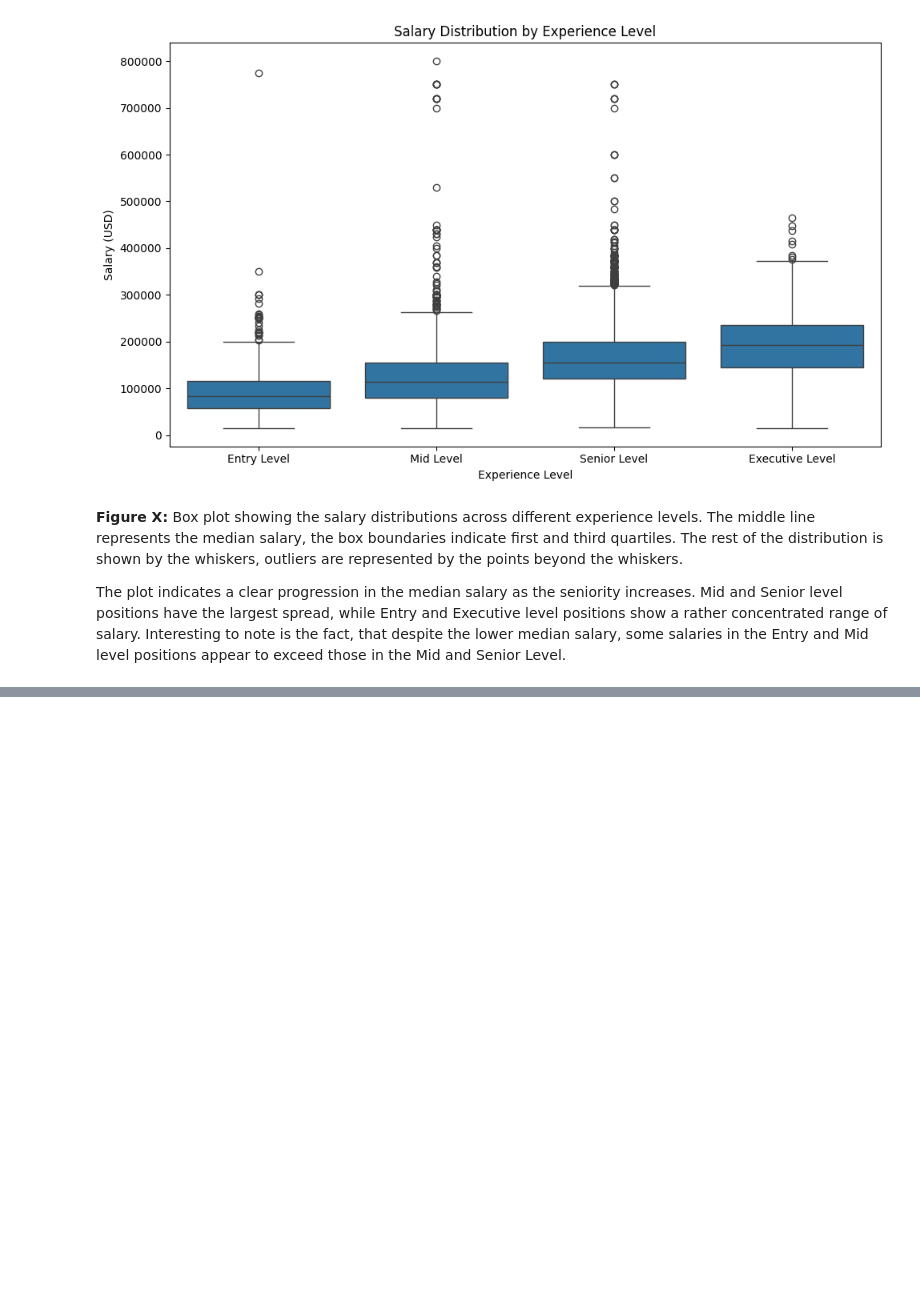
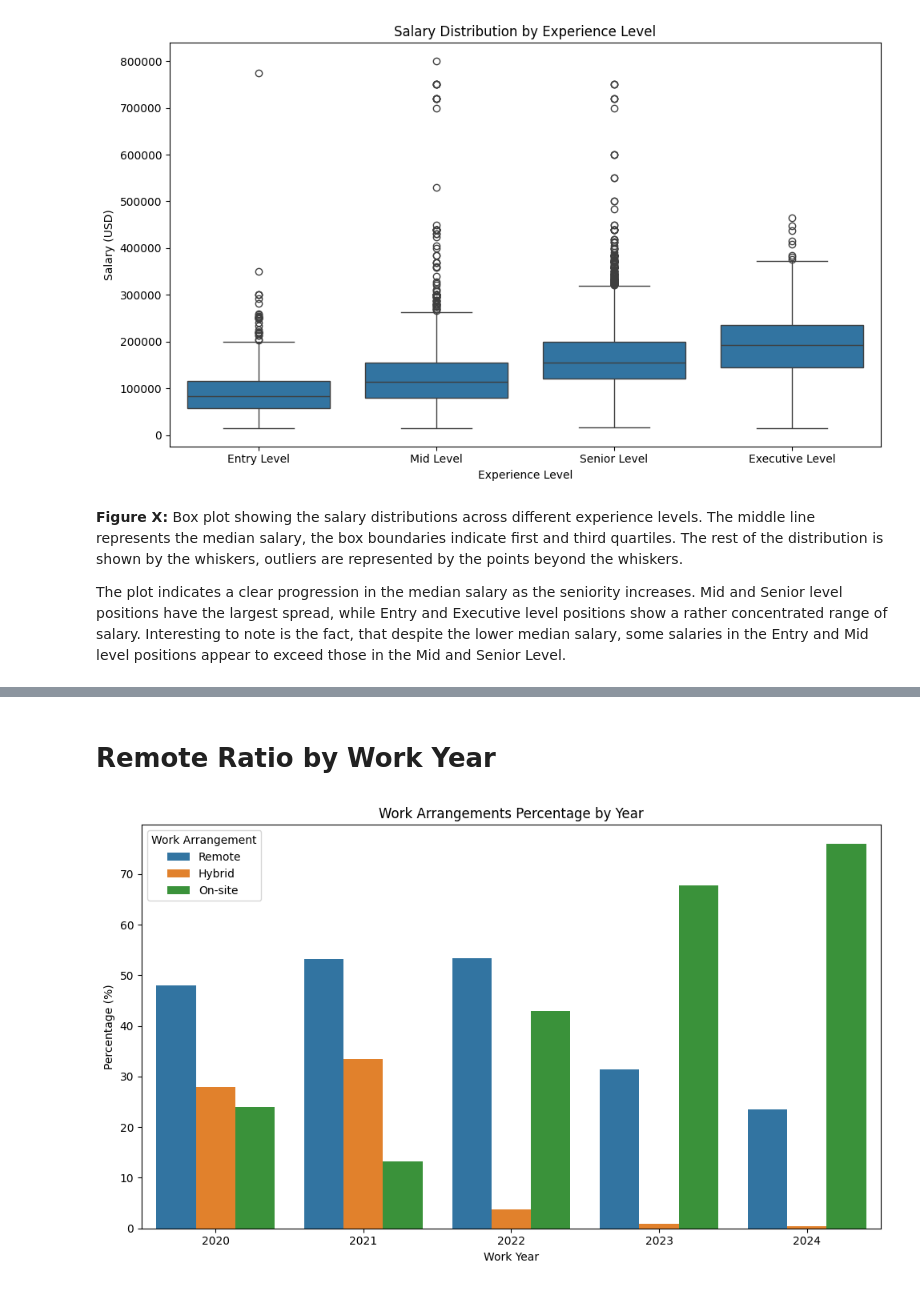
Before and after one commit to jschwxrz/datascience-salary, a Jupyter notebook: DataScienceSalary.ipynb, the cells around one changed output, grey strips where cells are left out. Drawn from its saved outputs; the diff is of its cells as text; code cells hidden in the pictures; blank space fills up the shorter version.

```diff
--- a/DataScienceSalary.ipynb
+++ b/DataScienceSalary.ipynb
@@ -95,0 +130,28 @@ The plot indicates a clear progression in the median salary as the seniority inc
+# %% [markdown]
+# Remote Ratio by Work Year
+# %%
+work_arrangements = df.groupby(['work_year', 'work_arrangement']).size().unstack()
+work_arrangements_total = work_arrangements.sum(axis=1)
+work_arrangements_pct = pd.DataFrame()
+for col in work_arrangements.columns:
+    work_arrangements_pct[col] = work_arrangements[col] / work_arrangements_total * 100
+
+work_arrangements_pct = work_arrangements_pct[['Remote', 'Hybrid', 'On-site']]
+
+plot_data = work_arrangements_pct.reset_index().melt(
+    id_vars=['work_year'],
+    value_vars=['Remote', 'Hybrid', 'On-site'],
+    var_name='Work Arrangement',
+    value_name='Percentage'
+)
+
+plt.figure(figsize=(10, 6))
+sns.barplot(data=plot_data, x='work_year', y='Percentage', hue='Work Arrangement')
+plt.title('Work Arrangements Percentage by Year')
+plt.xlabel('Work Year')
+plt.ylabel('Percentage (%)')
+plt.xticks(rotation=0)
+plt.tight_layout()
+plt.show()
+# %% [output]
+[figure, added]
```
Also changed, not shown: parts of 8 cells of this notebook.
